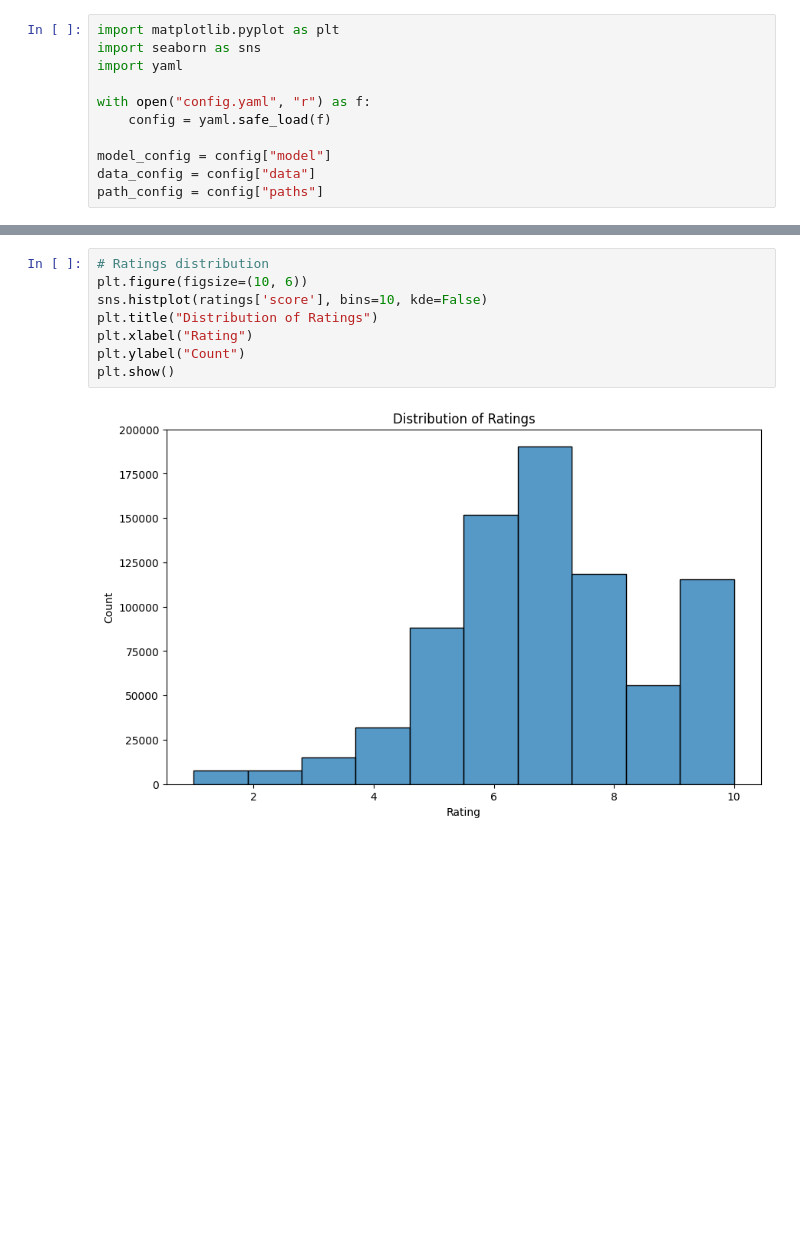
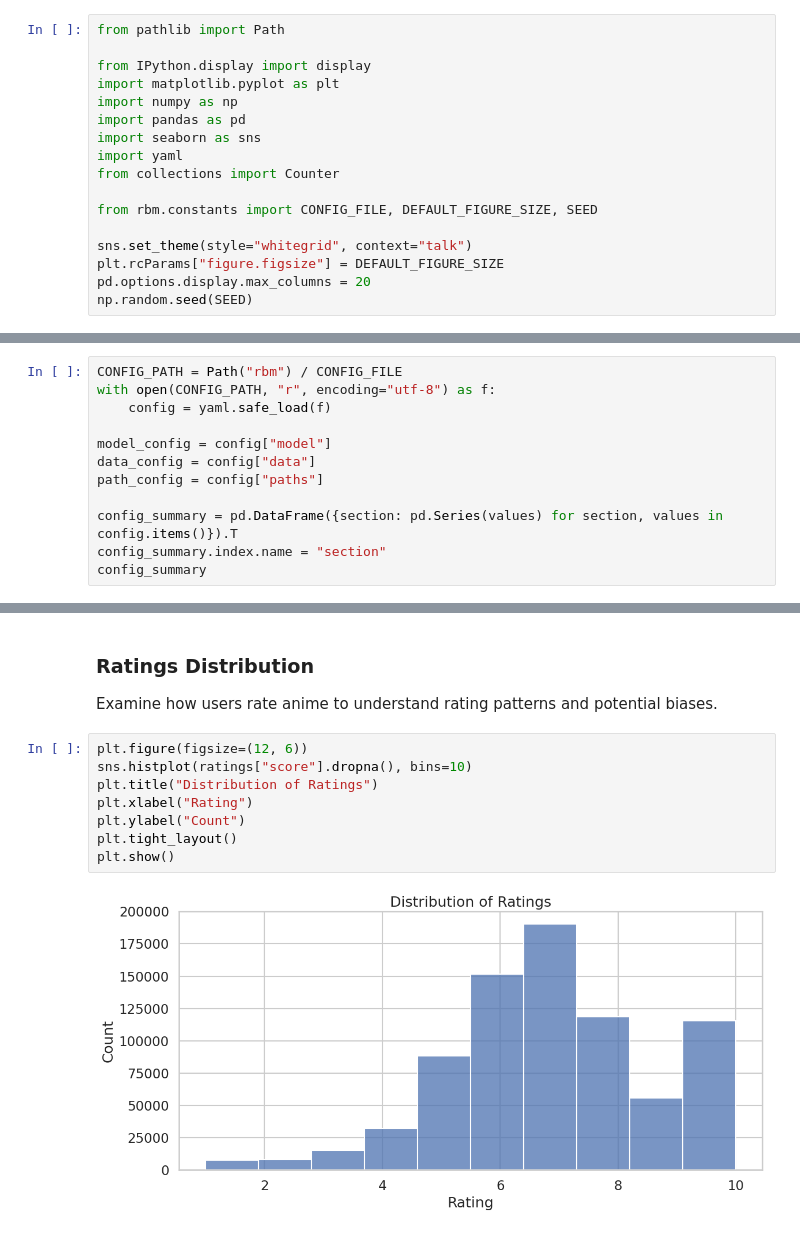
Before and after one commit to tnguyen91/anime-recommendation, a Jupyter notebook: data_analysis.ipynb, the cells around one changed output, grey strips where cells are left out. Cells and saved outputs as stored; diff of their text form; blank space fills up the shorter version.

```diff
--- a/data_analysis.ipynb
+++ b/data_analysis.ipynb
@@ -1,11 +25,17 @@
 # %%
+from pathlib import Path
+
+from IPython.display import display
 import matplotlib.pyplot as plt
+import numpy as np
+import pandas as pd
 import seaborn as sns
 import yaml
+from collections import Counter
 
-with open("config.yaml", "r") as f:
-    config = yaml.safe_load(f)
+from rbm.constants import CONFIG_FILE, DEFAULT_FIGURE_SIZE, SEED
 
-model_config = config["model"]
-data_config = config["data"]
-path_config = config["paths"]
+sns.set_theme(style="whitegrid", context="talk")
+plt.rcParams["figure.figsize"] = DEFAULT_FIGURE_SIZE
+pd.options.display.max_columns = 20
+np.random.seed(SEED)
@@ -11,0 +52,12 @@ path_config = config["paths"]
+# %%
+CONFIG_PATH = Path("rbm") / CONFIG_FILE
+with open(CONFIG_PATH, "r", encoding="utf-8") as f:
+    config = yaml.safe_load(f)
+
+model_config = config["model"]
+data_config = config["data"]
+path_config = config["paths"]
+
+config_summary = pd.DataFrame({section: pd.Series(values) for section, values in config.items()}).T
+config_summary.index.name = "section"
+config_summary
@@ -42,10 +151,15 @@ Anime shape: (26896, 18)
+# %% [markdown]
+<a name="ratings-distribution"></a>
+### Ratings Distribution
+
+Examine how users rate anime to understand rating patterns and potential biases.
 # %%
-# Ratings distribution
-plt.figure(figsize=(10, 6))
-sns.histplot(ratings['score'], bins=10, kde=False)
+plt.figure(figsize=(12, 6))
+sns.histplot(ratings["score"].dropna(), bins=10)
 plt.title("Distribution of Ratings")
 plt.xlabel("Rating")
 plt.ylabel("Count")
+plt.tight_layout()
 plt.show()
 # %% [output]
-[figure, old version]
+[figure, new version]
```
Also changed, not shown: parts of 24 cells of this notebook.
